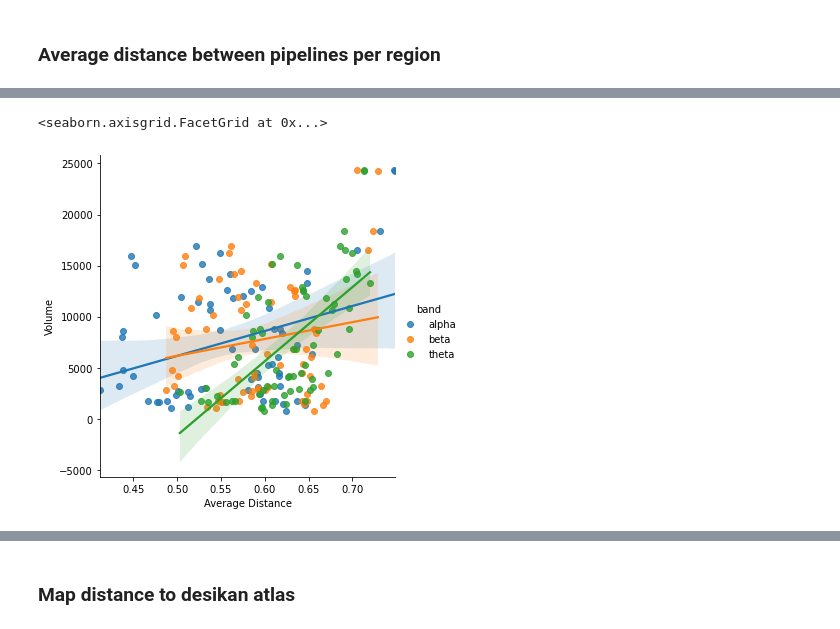
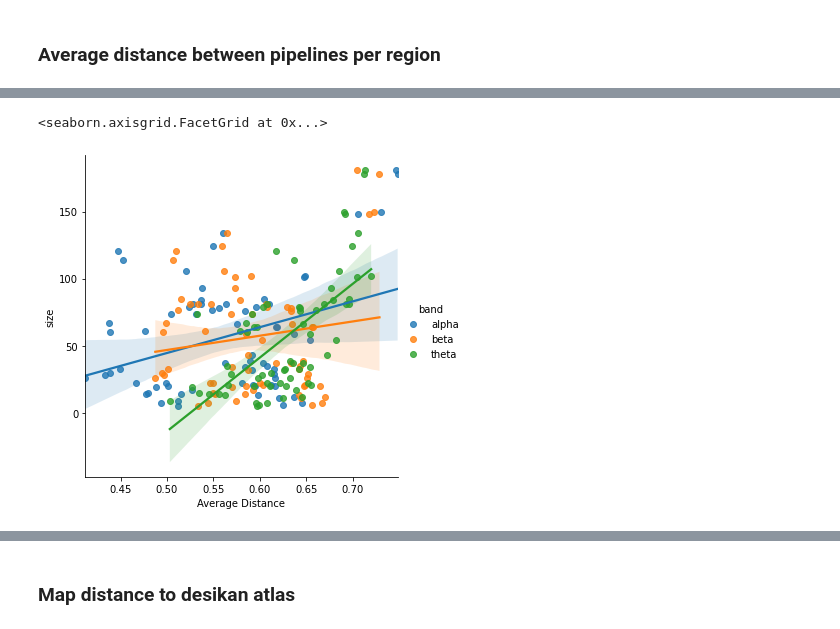
Before and after one commit to jrasero/connectivity-measures-clustering, a Jupyter notebook: plots_68.ipynb, the cells around one changed output, grey strips where cells are left out. Drawn from its saved outputs; the diff is of its cells as text; code cells hidden in the pictures.

```diff
--- a/plots_68.ipynb
+++ b/plots_68.ipynb
@@ -50,0 +51,12 @@ dist_theta_68 = pd.merge(rois, dist_theta_68, on="roi")
+# %%
+seed_size_df = pd.read_excel("data/Seed_Size.xlsx", header=None)
+
+seed_size_df.columns = ["roi", "hemisphere", "Size"]
+
+new_roi_labels = []
+for x in seed_size_df.iterrows():
+    roi, hemi, size = x[1]
+    new_roi_labels.append("ctx-" +  hemi.lower() + "h-" + roi.lower())
+
+seed_size_df = pd.DataFrame({"roi": new_roi_labels, "size": seed_size_df.Size})
+seed_size_df
@@ -75,15 +87,15 @@ vols_df
 # %%
 import seaborn as sns
 
-dist_alpha_68_vols = pd.merge(dist_alpha_68, vols_df, on="roi")
-dist_alpha_68_vols["band"]="alpha"
+dist_alpha_68_size = pd.merge(dist_alpha_68, seed_size_df, on="roi")
+dist_alpha_68_size["band"]="alpha"
 
-dist_beta_68_vols = pd.merge(dist_beta_68, vols_df, on="roi")
-dist_beta_68_vols["band"]="beta"
+dist_beta_68_size = pd.merge(dist_beta_68, seed_size_df, on="roi")
+dist_beta_68_size["band"]="beta"
 
-dist_theta_68_vols = pd.merge(dist_theta_68, vols_df, on="roi")
-dist_theta_68_vols["band"]="theta"
+dist_theta_68_size = pd.merge(dist_theta_68, seed_size_df, on="roi")
+dist_theta_68_size["band"]="theta"
 
-dist_68_vols = pd.concat([dist_alpha_68_vols, dist_beta_68_vols, dist_theta_68_vols], axis=0)
-dist_68_vols = dist_68_vols.rename(columns={'value': 'Average Distance'})
+dist_68_size = pd.concat([dist_alpha_68_size, dist_beta_68_size, dist_theta_68_size], axis=0)
+dist_68_size = dist_68_size.rename(columns={'value': 'Average Distance'})
 # %%
@@ -94,8 +154,8 @@ sns.boxplot(x="band", y="Average Distance",data=dist_68_vols)
 # %%
-sns.lmplot(x='Average Distance', y='Volume', hue="band", data=dist_68_vols)
+sns.lmplot(x='Average Distance', y='size', hue="band", data=dist_68_size)
 # %% [output]
 <seaborn.axisgrid.FacetGrid at 0x...>
-[figure, old version]
+[figure, new version]
 # %%
 # Scatter plots distance vs volume
 from scipy.stats import pearsonr
```
Also changed, not shown: parts of 6 cells of this notebook, 16 other files.
